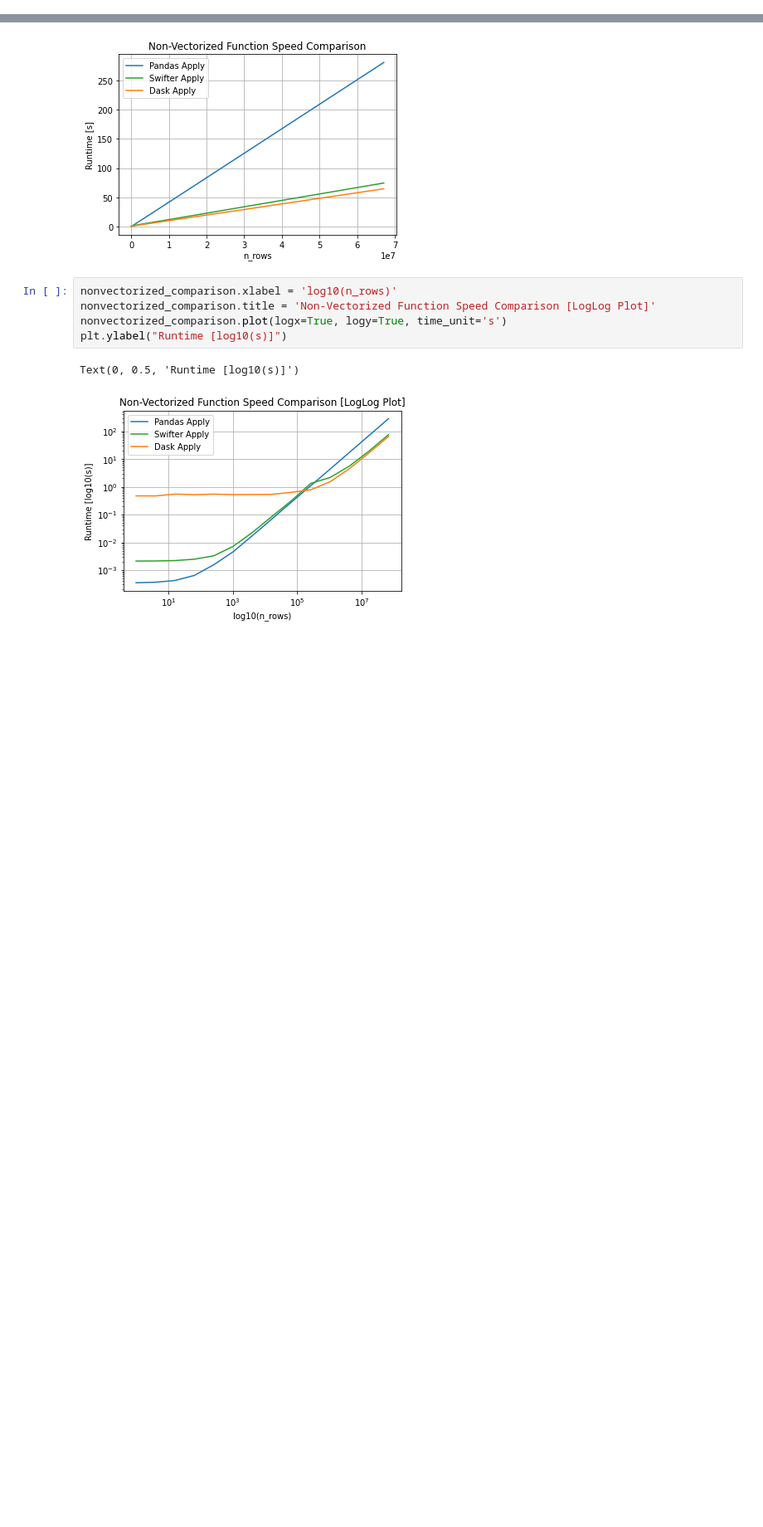
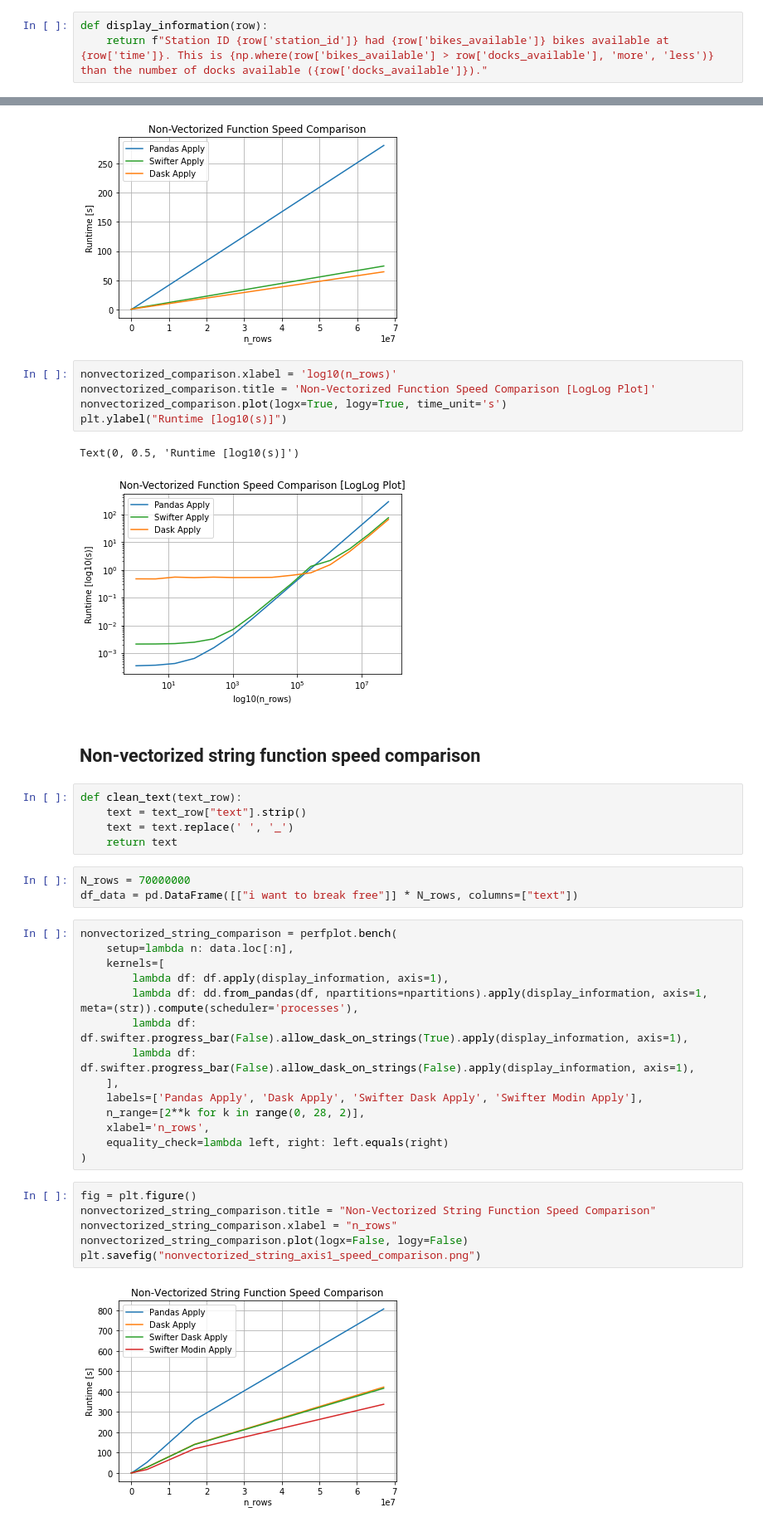
Before and after one commit to jmcarpenter2/swifter, a Jupyter notebook: examples/swifter_speed_comparison.ipynb, the cells around one changed output, grey strips where cells are left out. Shown at 83% size. Cells and saved outputs as stored; diff of their text form; blank space fills up the shorter version.

Commit message:
Benchmark string applies

```diff
--- a/examples/swifter_speed_comparison.ipynb
+++ b/examples/swifter_speed_comparison.ipynb
@@ -55,3 +60,6 @@ def is_morning(datetime):
+# %%
+def display_information(row):
+    return f"Station ID {row['station_id']} had {row['bikes_available']} bikes available at {row['time']}. This is {np.where(row['bikes_available'] > row['docks_available'], 'more', 'less')} than the number of docks available ({row['docks_available']})."
 # %% [markdown]
 # Perfplot
 [Perfplot](https://github.com/unutbu/perfplot) is a library for performing speed comparisons of various functions.
@@ -114,3 +122,35 @@ plt.ylabel("Runtime [log10(s)]")
 # %% [output]
 Text(0, 0.5, 'Runtime [log10(s)]')
 [figure]
+# %% [markdown]
+## Non-vectorized string function speed comparison
+# %%
+def clean_text(text_row):
+    text = text_row["text"].strip()
+    text = text.replace(' ', '_')
+    return text
+# %%
+N_rows = 70000000
+df_data = pd.DataFrame([["i want to break free"]] * N_rows, columns=["text"])
+# %%
+nonvectorized_string_comparison = perfplot.bench(
+    setup=lambda n: data.loc[:n],
+    kernels=[
+        lambda df: df.apply(display_information, axis=1),
+        lambda df: dd.from_pandas(df, npartitions=npartitions).apply(display_information, axis=1, meta=(str)).compute(scheduler='processes'),
+        lambda df: df.swifter.progress_bar(False).allow_dask_on_strings(True).apply(display_information, axis=1),
+        lambda df: df.swifter.progress_bar(False).allow_dask_on_strings(False).apply(display_information, axis=1),
+    ],
+    labels=['Pandas Apply', 'Dask Apply', 'Swifter Dask Apply', 'Swifter Modin Apply'],
+    n_range=[2**k for k in range(0, 28, 2)],
+    xlabel='n_rows',
+    equality_check=lambda left, right: left.equals(right)
+)
+# %%
+fig = plt.figure()
+nonvectorized_string_comparison.title = "Non-Vectorized String Function Speed Comparison"
+nonvectorized_string_comparison.xlabel = "n_rows"
+nonvectorized_string_comparison.plot(logx=False, logy=False)
+plt.savefig("nonvectorized_string_axis1_speed_comparison.png")
+# %% [output]
+[figure, added]
```
Also changed, not shown: parts of 3 cells of this notebook.
